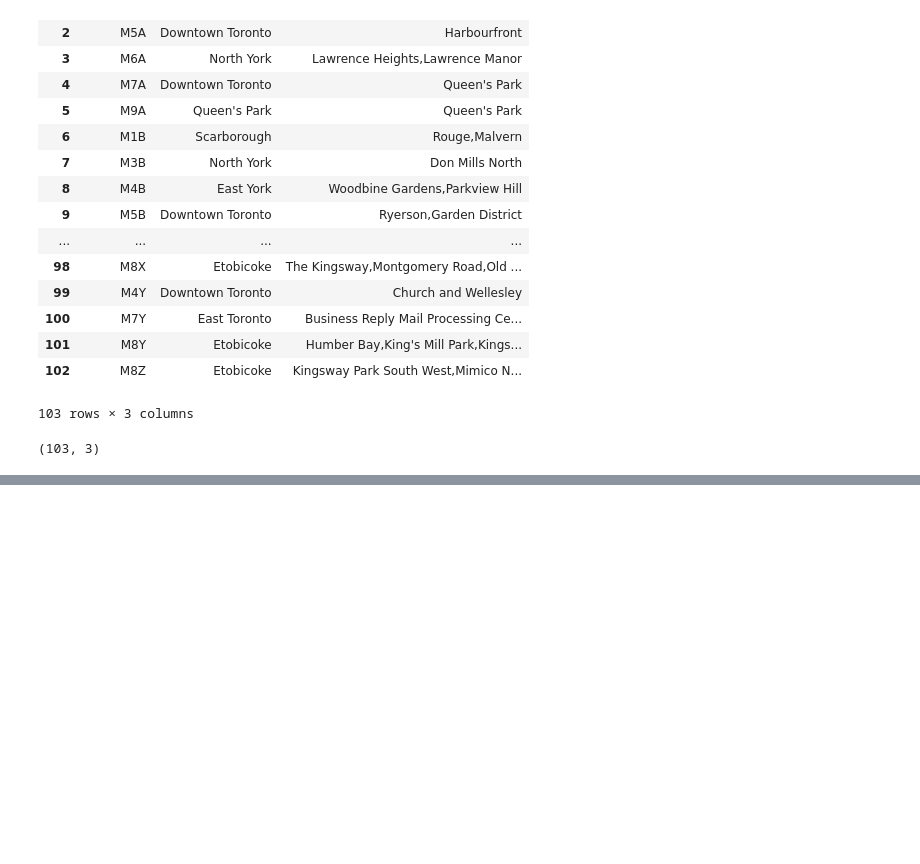
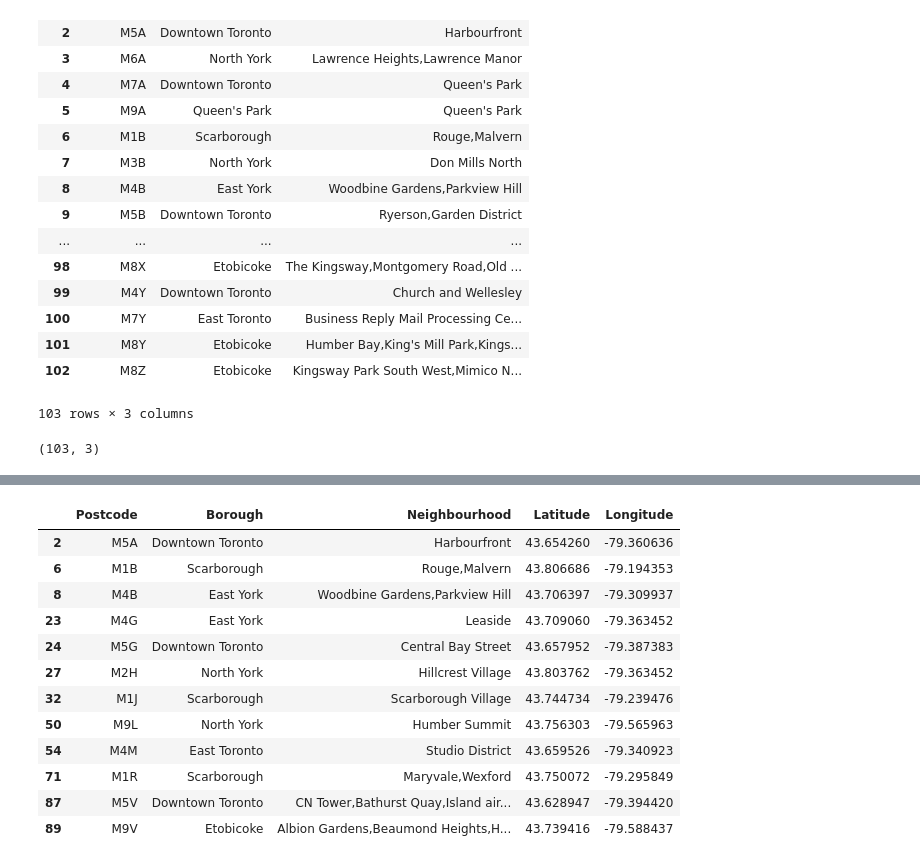
Before and after one commit to ho-ng/capstone, a Jupyter notebook: TorontoClustering.ipynb, the cells around one changed output, grey strips where cells are left out. Cells and saved outputs as stored; diff of their text form; code cells hidden in the pictures; blank space fills up the shorter version.

Commit message:
Published from Watson Studio.

```diff
--- a/TorontoClustering.ipynb
+++ b/TorontoClustering.ipynb
@@ -105,0 +111,4 @@ df.shape
+# %%
+# read postal code's geospatial data from file
+df2 = pd.read_csv("https://cocl.us/Geospatial_data")
+df2.head()
@@ -105,0 +122,3 @@ df.shape
+# %%
+df3 = df.join(df2.set_index('Postal Code'), on='Postcode')
+df3.head()
@@ -105,0 +132,17 @@ df.shape
+# %%
+# find the row indices of the given list of postal codes
+df3.loc[df3['Postcode'].isin(['M5G','M2H','M4B','M1J','M4G','M4M','M1R','M9V','M9L','M5V','M1B','M5A'])]
+# %% [output]
+|  | Postcode | Borough | Neighbourhood | Latitude | Longitude |
+| 2 | M5A | Downtown Toronto | Harbourfront | 43.654260 | -79.360636 |
+| 6 | M1B | Scarborough | Rouge,Malvern | 43.806686 | -79.194353 |
+| 8 | M4B | East York | Woodbine Gardens,Parkview Hill | 43.706397 | -79.309937 |
+| 23 | M4G | East York | Leaside | 43.709060 | -79.363452 |
+| 24 | M5G | Downtown Toronto | Central Bay Street | 43.657952 | -79.387383 |
+| 27 | M2H | North York | Hillcrest Village | 43.803762 | -79.363452 |
+| 32 | M1J | Scarborough | Scarborough Village | 43.744734 | -79.239476 |
+| 50 | M9L | North York | Humber Summit | 43.756303 | -79.565963 |
+| 54 | M4M | East Toronto | Studio District | 43.659526 | -79.340923 |
+| 71 | M1R | Scarborough | Maryvale,Wexford | 43.750072 | -79.295849 |
+| 87 | M5V | Downtown Toronto | CN Tower,Bathurst Quay,Island air... | 43.628947 | -79.394420 |
+| 89 | M9V | Etobicoke | Albion Gardens,Beaumond Heights,H... | 43.739416 | -79.588437 |
```
Also changed, not shown: parts of 22 cells of this notebook.
